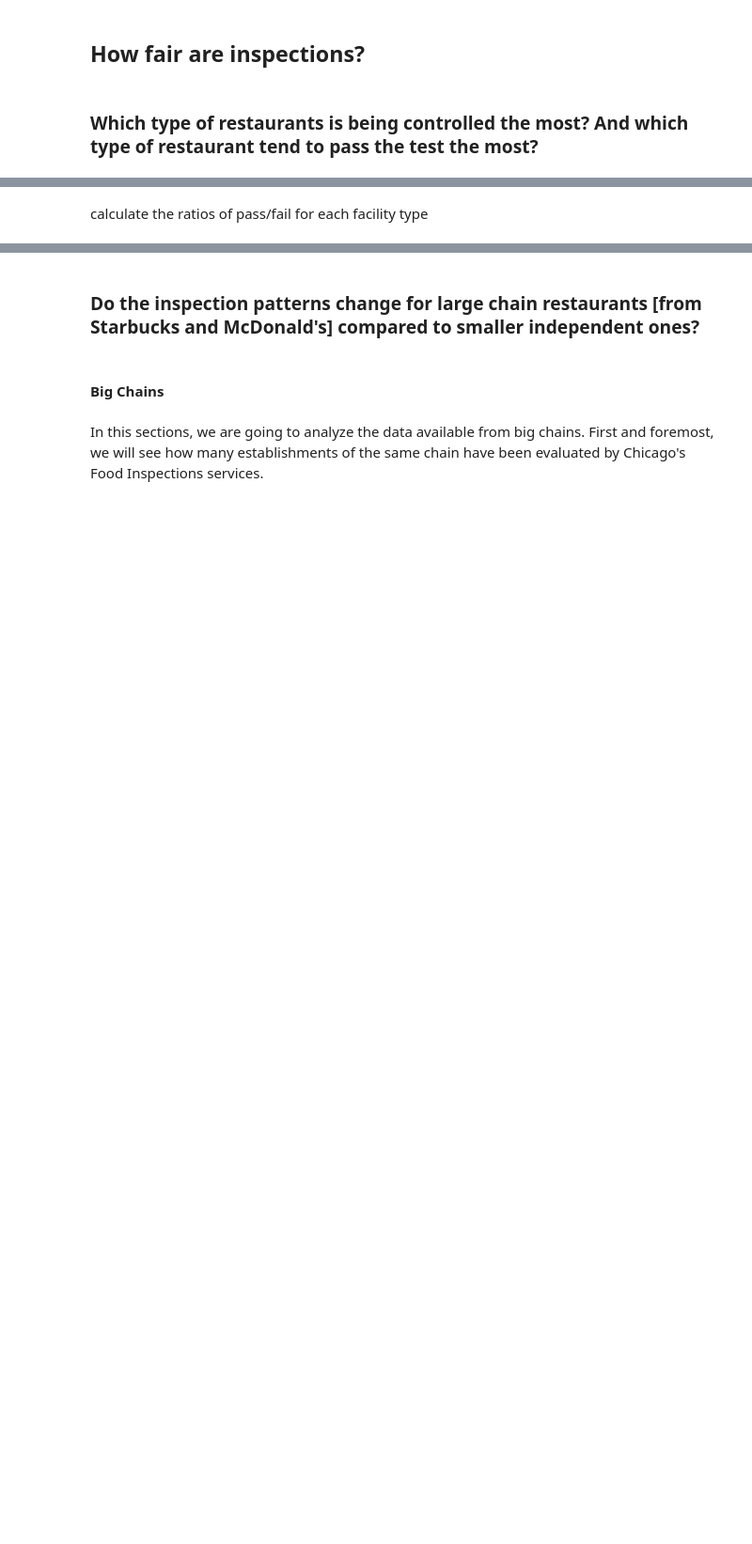
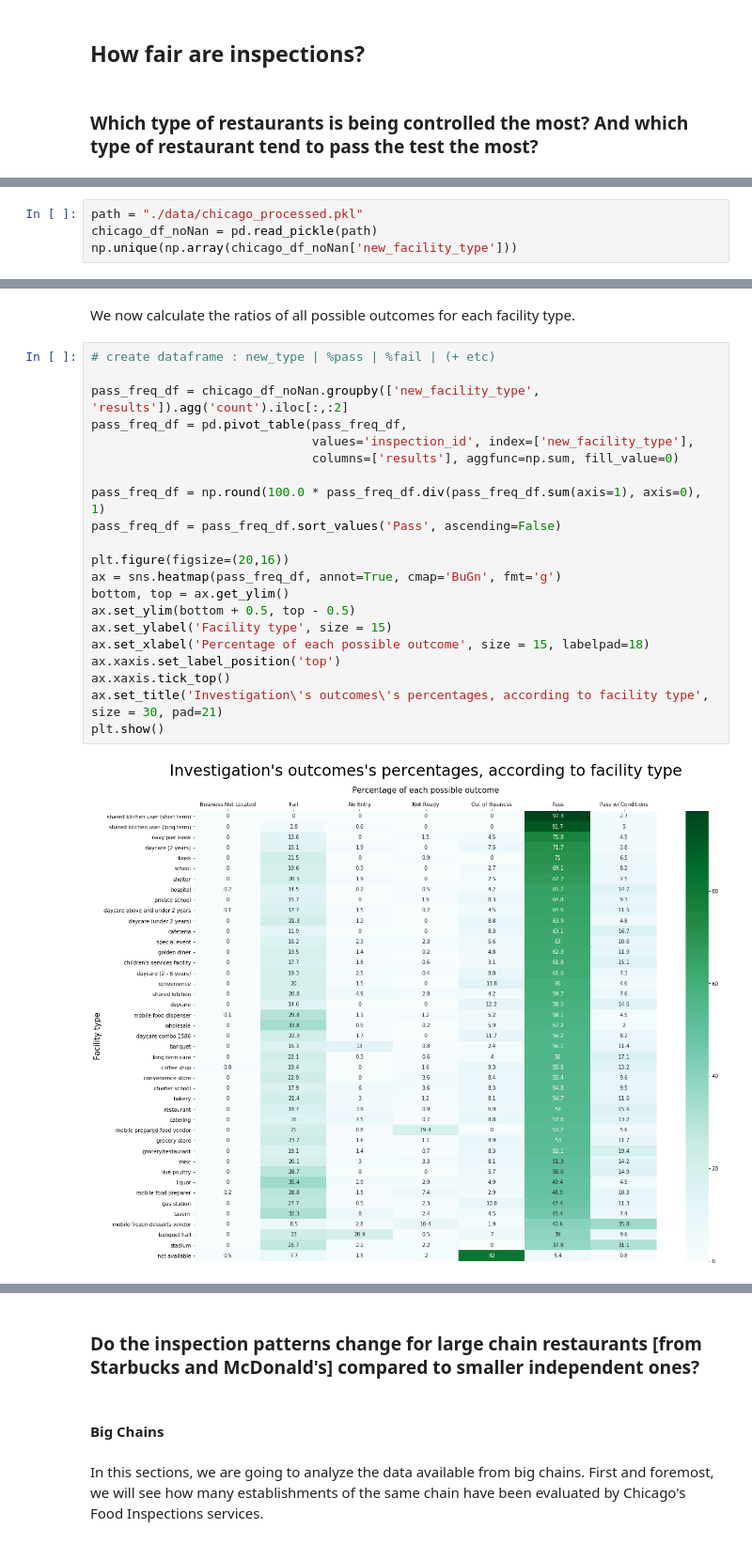
Before and after one commit to MNabegh/ADAknow, a Jupyter notebook: analysis.ipynb, the cells around one changed output, grey strips where cells are left out. Shown at 94% size. Saved outputs shown, nothing was run; the diff lists cells and outputs as text; blank space fills up the shorter version.

```diff
--- a/analysis.ipynb
+++ b/analysis.ipynb
@@ -1701,0 +1702,4 @@ Count for the most common facility type
+# %%
+path = "./data/chicago_processed.pkl"
+chicago_df_noNan = pd.read_pickle(path)
+np.unique(np.array(chicago_df_noNan['new_facility_type']))
@@ -1702,2 +1743,25 @@ Count for the most common facility type
 # %% [markdown]
-calculate the ratios of pass/fail for each facility type
+We now calculate the ratios of all possible outcomes for each facility type.
+# %%
+# create dataframe : new_type | %pass | %fail | (+ etc)
+
+pass_freq_df = chicago_df_noNan.groupby(['new_facility_type', 'results']).agg('count').iloc[:,:2]
+pass_freq_df = pd.pivot_table(pass_freq_df,
+                              values='inspection_id', index=['new_facility_type'],
+                              columns=['results'], aggfunc=np.sum, fill_value=0)
+
+pass_freq_df = np.round(100.0 * pass_freq_df.div(pass_freq_df.sum(axis=1), axis=0), 1)
+pass_freq_df = pass_freq_df.sort_values('Pass', ascending=False)
+
+plt.figure(figsize=(20,16))
+ax = sns.heatmap(pass_freq_df, annot=True, cmap='BuGn', fmt='g')
+bottom, top = ax.get_ylim()
+ax.set_ylim(bottom + 0.5, top - 0.5)
+ax.set_ylabel('Facility type', size = 15)
+ax.set_xlabel('Percentage of each possible outcome', size = 15, labelpad=18)
+ax.xaxis.set_label_position('top')
+ax.xaxis.tick_top()
+ax.set_title('Investigation\'s outcomes\'s percentages, according to facility type', size = 30, pad=21)
+plt.show()
+# %% [output]
+[figure, added]
```
Also changed, not shown: parts of 21 cells of this notebook.
